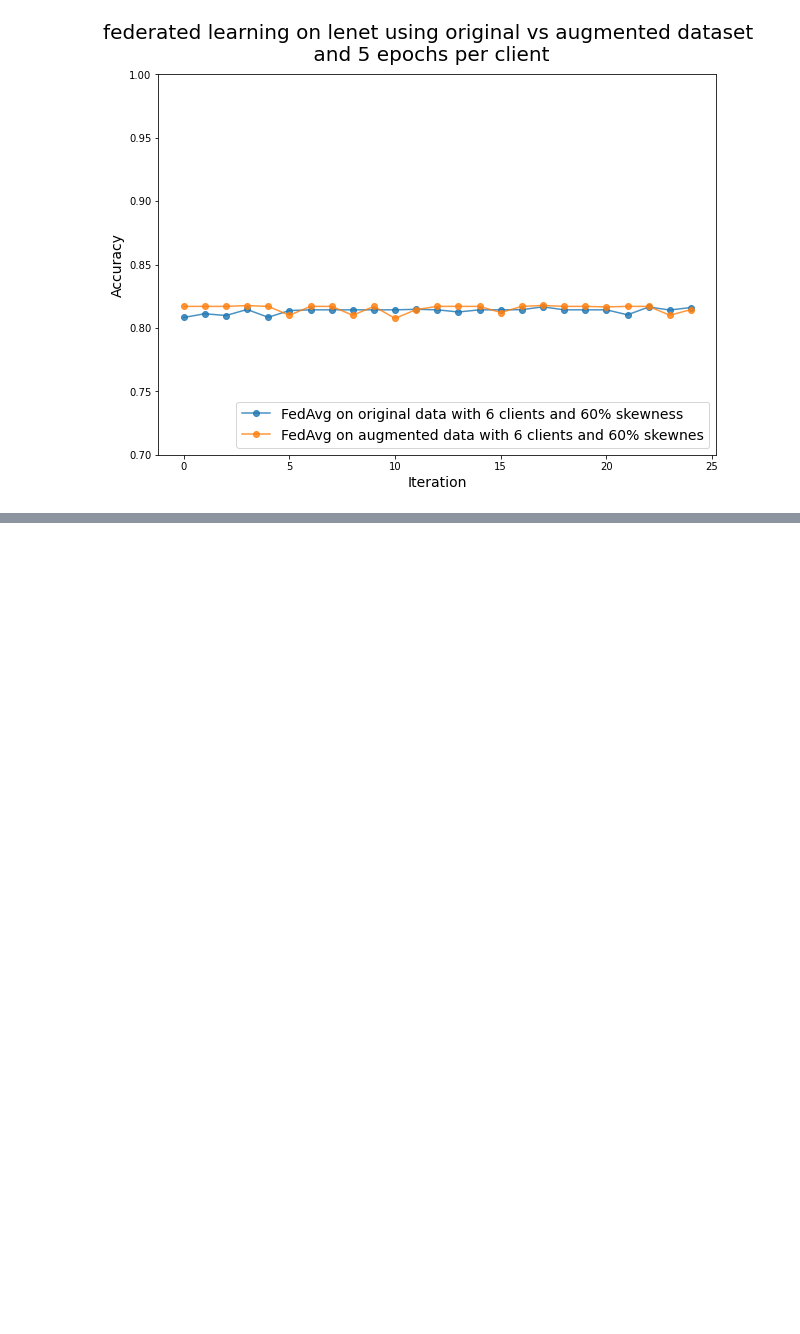
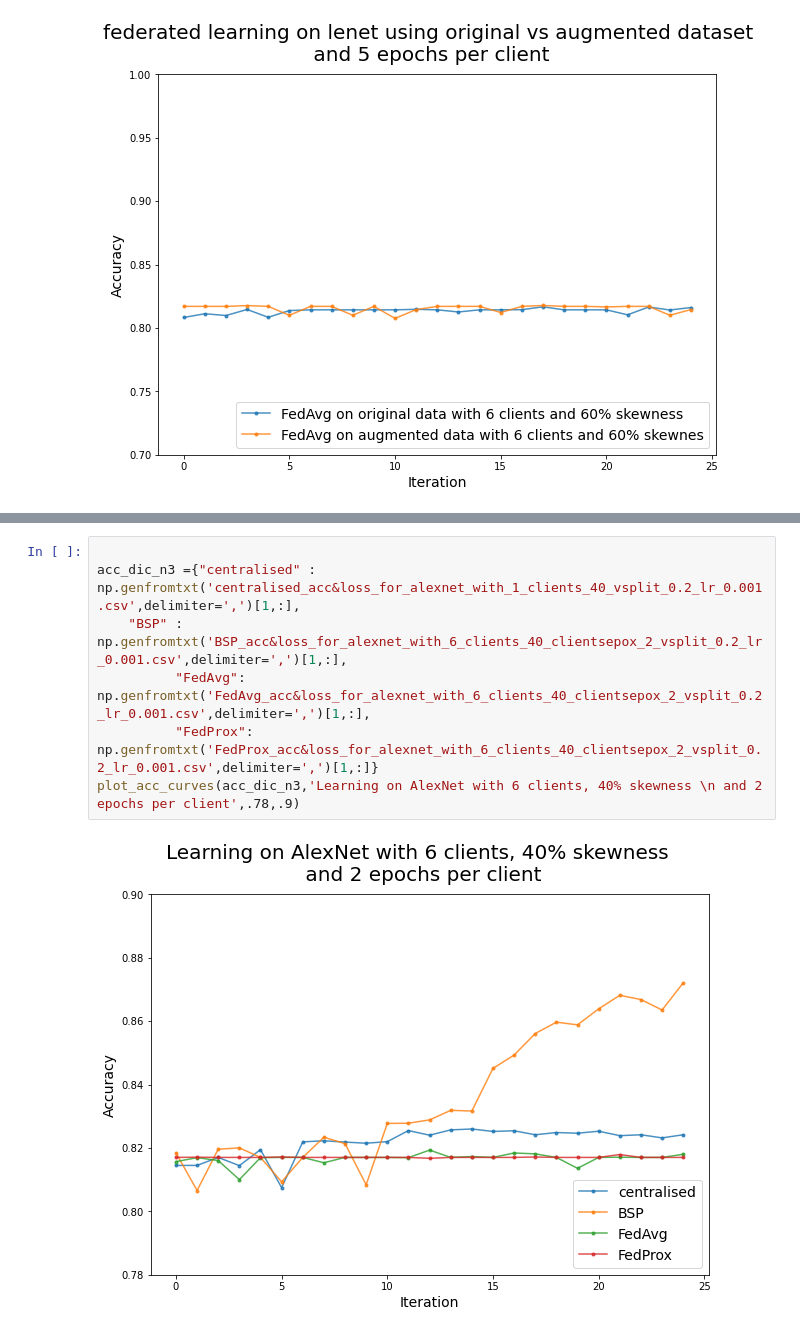
Before and after one commit to anandcu3/Federated-Learning-for-Remote-Sensing, a Jupyter notebook: some weird real plots notbook edition .ipynb, the cells around one changed output, grey strips where cells are left out. Drawn from its saved outputs; the diff is of its cells as text; blank space fills up the shorter version.

```diff
--- a/some weird real plots notbook edition .ipynb
+++ b/some weird real plots notbook edition .ipynb
@@ -172,0 +191,9 @@ plot_acc_curves(acc_dic5,'Lenet under different learning rate \n 2 epochs per cl
+# %%
+
+acc_dic_n3 ={"centralised" : np.genfromtxt('centralised_acc&loss_for_alexnet_with_1_clients_40_vsplit_0.2_lr_0.001.csv',delimiter=',')[1,:],
+    "BSP" : np.genfromtxt('BSP_acc&loss_for_alexnet_with_6_clients_40_clientsepox_2_vsplit_0.2_lr_0.001.csv',delimiter=',')[1,:],
+          "FedAvg": np.genfromtxt('FedAvg_acc&loss_for_alexnet_with_6_clients_40_clientsepox_2_vsplit_0.2_lr_0.001.csv',delimiter=',')[1,:],
+          "FedProx": np.genfromtxt('FedProx_acc&loss_for_alexnet_with_6_clients_40_clientsepox_2_vsplit_0.2_lr_0.001.csv',delimiter=',')[1,:]}
+plot_acc_curves(acc_dic_n3,'Learning on AlexNet with 6 clients, 40% skewness \n and 2 epochs per client',.78,.9)
+# %% [output]
+[figure, added]
```
Also changed, not shown: parts of 6 cells of this notebook.
